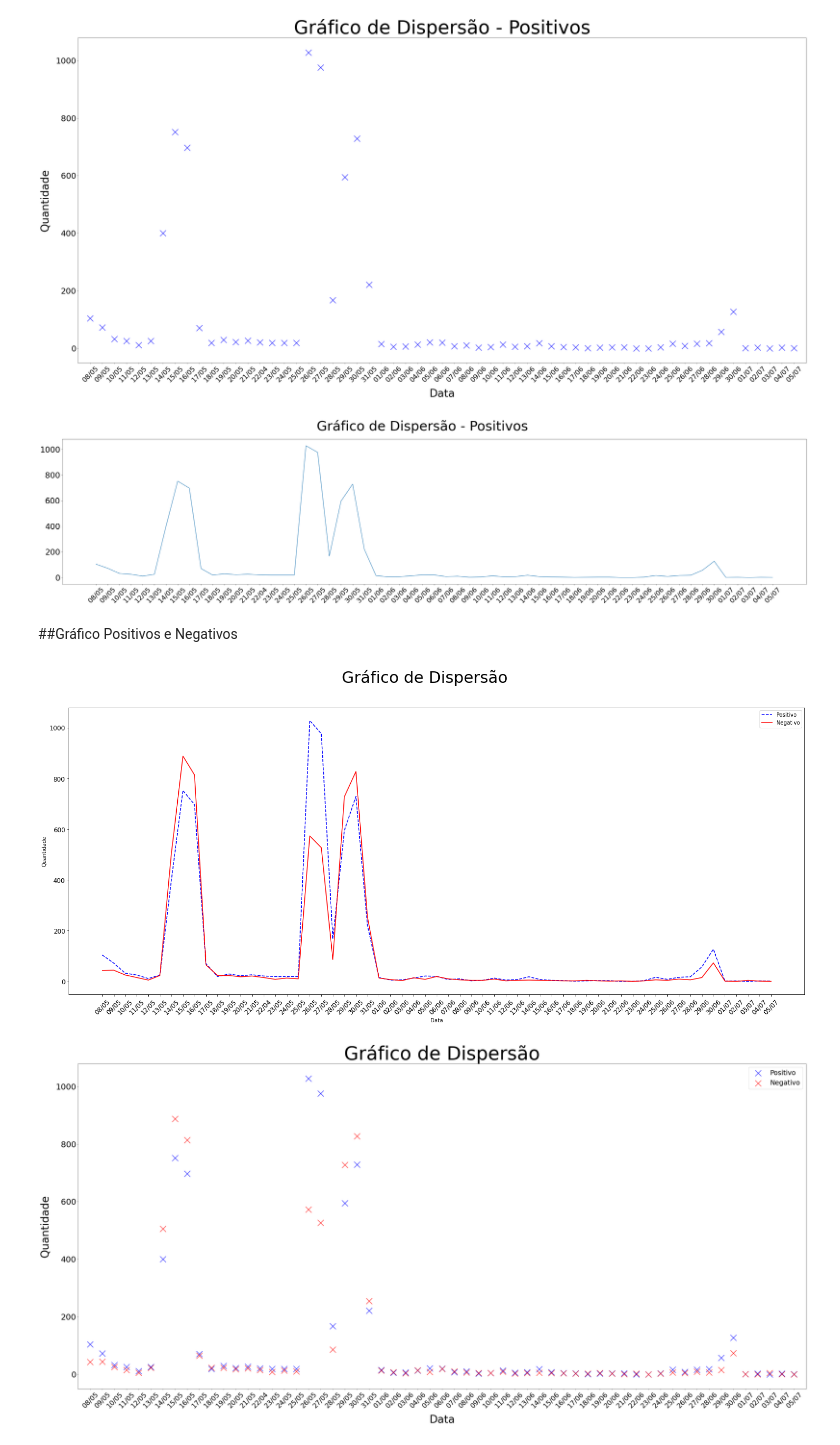
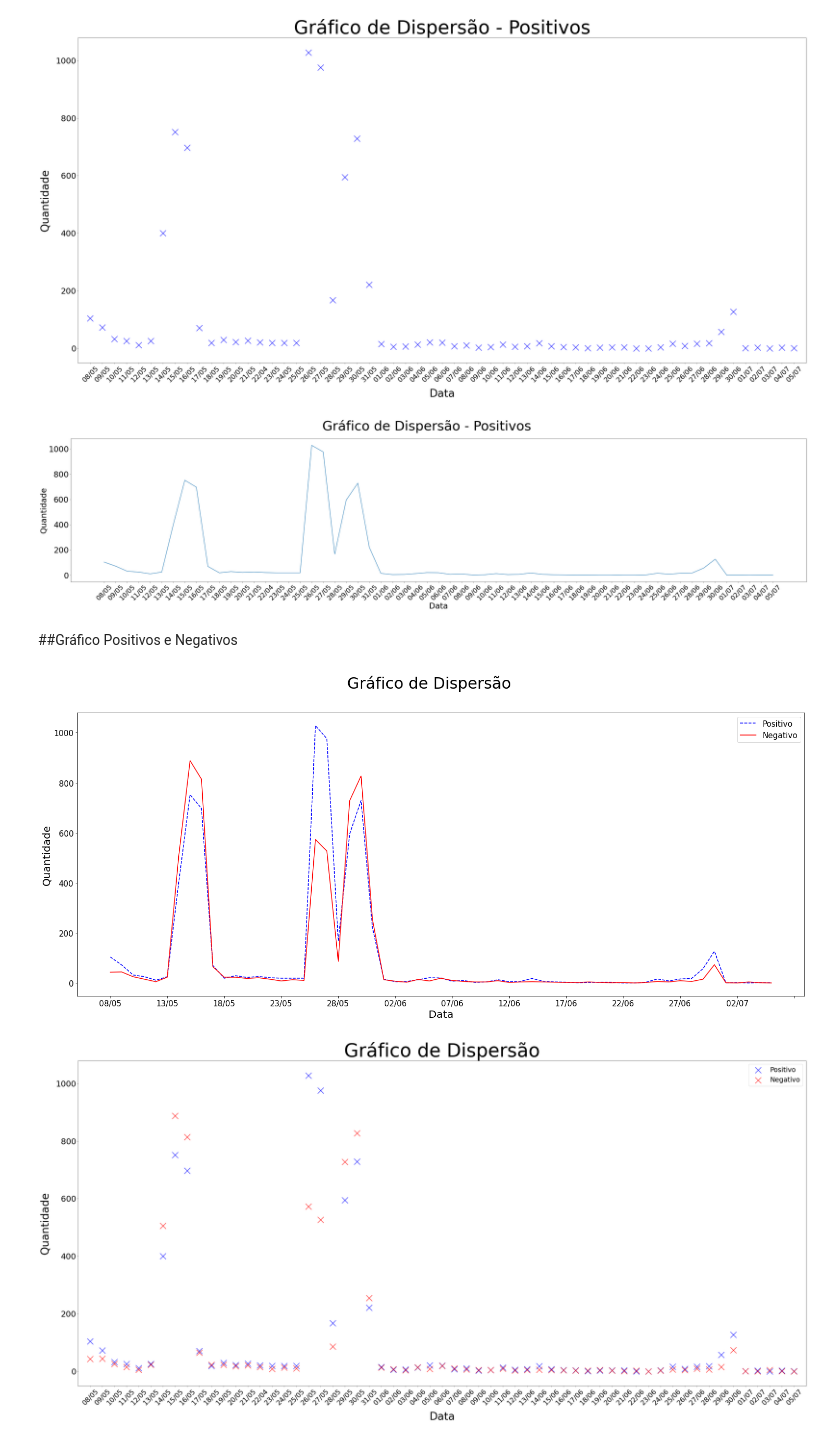
Before and after one commit to raissaofernandes/NPL-PIBIC-CNPq, a Jupyter notebook: graficoDispersao2.ipynb, the cells around one changed output. Drawn from its saved outputs; the diff is of its cells as text; code cells hidden in the pictures.

```diff
--- a/graficoDispersao2.ipynb
+++ b/graficoDispersao2.ipynb
@@ -109,13 +110,15 @@ fig, ax = plt.subplots(figsize=(50, 10))
 fig.suptitle("Gráfico de Dispersão - Positivos", fontsize=50)
 ax.plot(df.data,df.positivo)
 
-#ax.set(xlabel = "Data",
-#       ylabel = "Quantidade")
+#adiciona xlabel e ylabel com fontsize 30
+plt.setp(ax.set_xlabel('Data'), fontsize=30)
+plt.setp(ax.set_ylabel('Quantidade'), fontsize=30)
 
+#faz a rotação dos ticks de x para 45 graus
 plt.setp(ax.get_xticklabels(), rotation = 45)
 
 plt.show()
 # %% [output]
-[figure, old version]
+[figure, new version]
 # %% [markdown]
 ##Gráfico Positivos e Negativos
@@ -122,23 +127,34 @@ plt.show()
 # %%
 fig, ax = plt.subplots(figsize=(25, 10))
+
+#titulo do grafico
 fig.suptitle("Gráfico de Dispersão", fontsize=30)
 
+#plota o gráfico com os valores positivos
 ax.plot(df.data, df.positivo, 'blue', linestyle='--', label='Positivo')
+#plota o gráfico com os valores negativos
 ax.plot(df.data, df.negativo, 'red', linestyle='-', label='Negativo' )
 
-ax.set_ylabel('Quantidade')
-ax.set_xlabel('Data')
-ax.legend(loc='upper right')
+#labels de x e y
+ax.set_ylabel('Quantidade', fontsize=20)
+ax.set_xlabel('Data', fontsize=20)
 
-plt.setp(ax.get_xticklabels(), rotation = 45)
+#legenda do gráfico
+ax.legend(loc='upper right', prop={'size': 15})
 
-ax.tick_params(labelsize=12)
+#muda o tamanho dos ticks de data e quantidade
+ax.tick_params(labelsize=15)
+
+#altera o intervalo de datas que irão aparecer para 5 em 5 dias
+tick_spacing = 5
+ax.xaxis.set_major_locator(ticker.MultipleLocator(tick_spacing))
 
 plt.show()
 
+#salva o grafico em jpeg
 fig.savefig('graficoDispersao.jpeg', format='jpeg')
 # %% [output]
-[figure, old version]
+[figure, new version]
 # %%
 Y = df['positivo']
 X = df['data']
```
Also changed, not shown: parts of 3 cells of this notebook.
